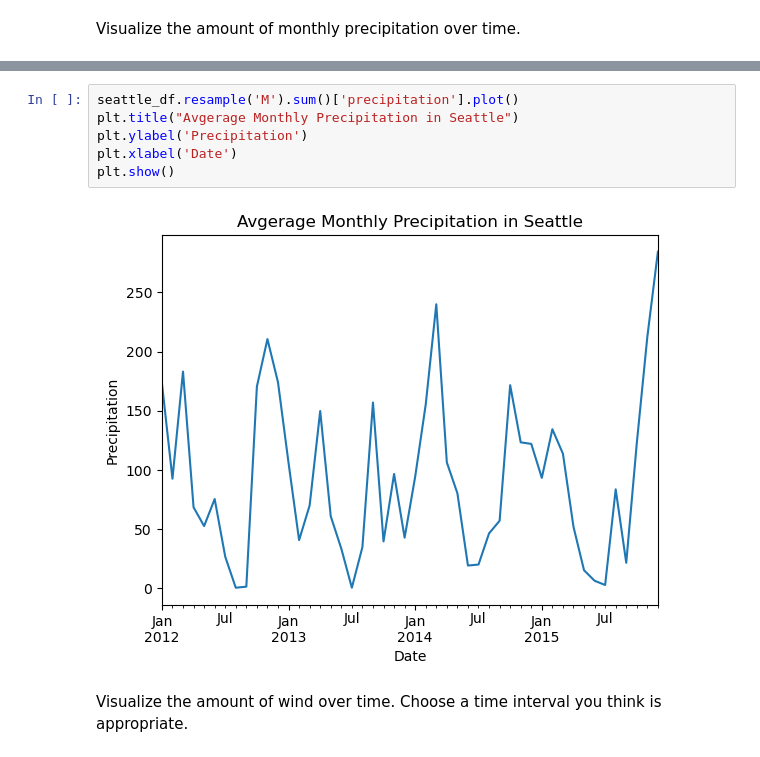
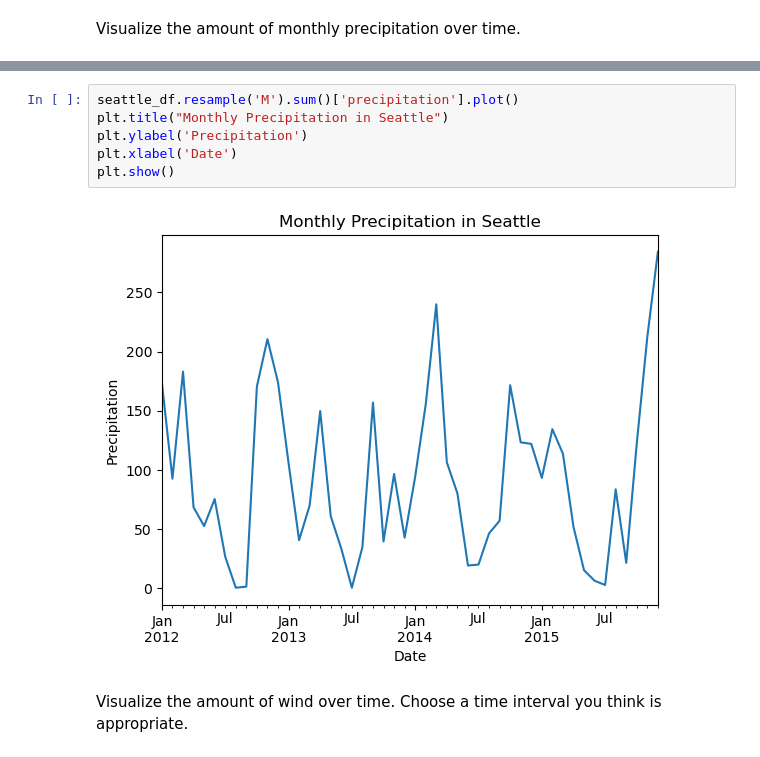
Before and after one commit to jorgellopez38/time-series-exercises, a Jupyter notebook: time-series-data-exercises.ipynb, the cells around one changed output, grey strips where cells are left out. Cells and saved outputs as stored; diff of their text form.

```diff
--- a/time-series-data-exercises.ipynb
+++ b/time-series-data-exercises.ipynb
@@ -170,11 +190,11 @@ seattle_df
 # %%
 seattle_df.resample('M').sum()['precipitation'].plot()
-plt.title("Avgerage Monthly Precipitation in Seattle")
+plt.title("Monthly Precipitation in Seattle")
 plt.ylabel('Precipitation')
 plt.xlabel('Date')
 plt.show()
 # %% [output]
-[figure, old version]
+[figure, new version]
 # %% [markdown]
 Visualize the amount of wind over time. Choose a time interval you think is appropriate.
 # %%
```
Also changed, not shown: parts of 6 cells of this notebook.
